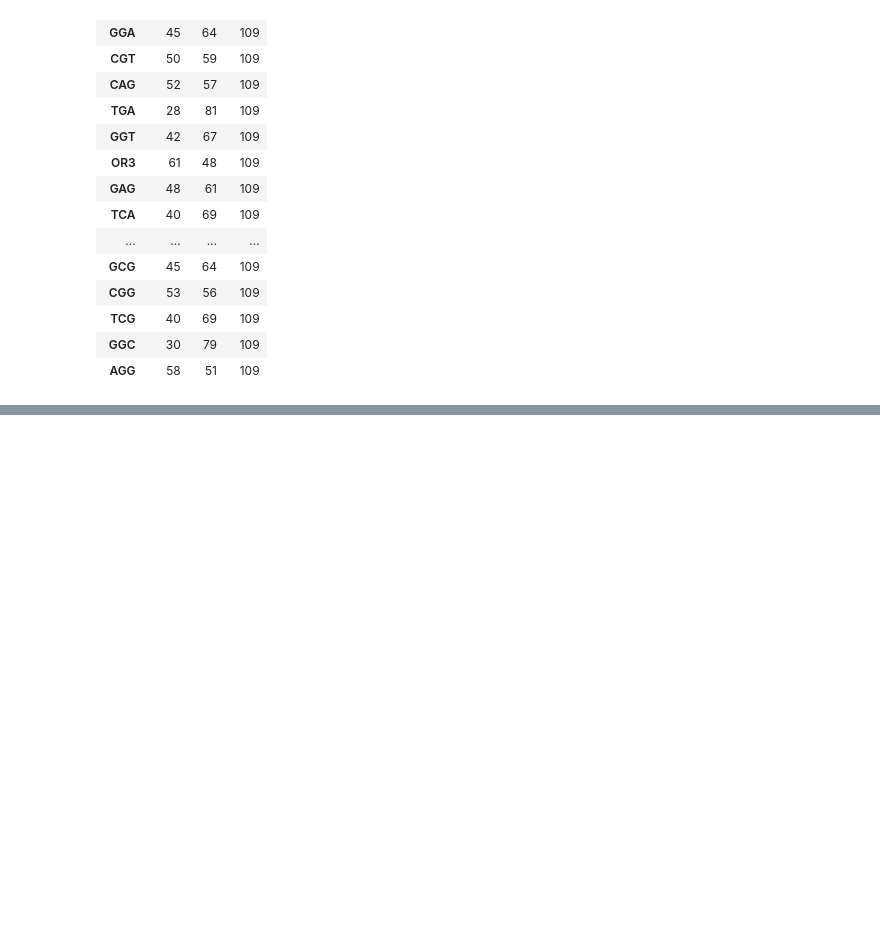
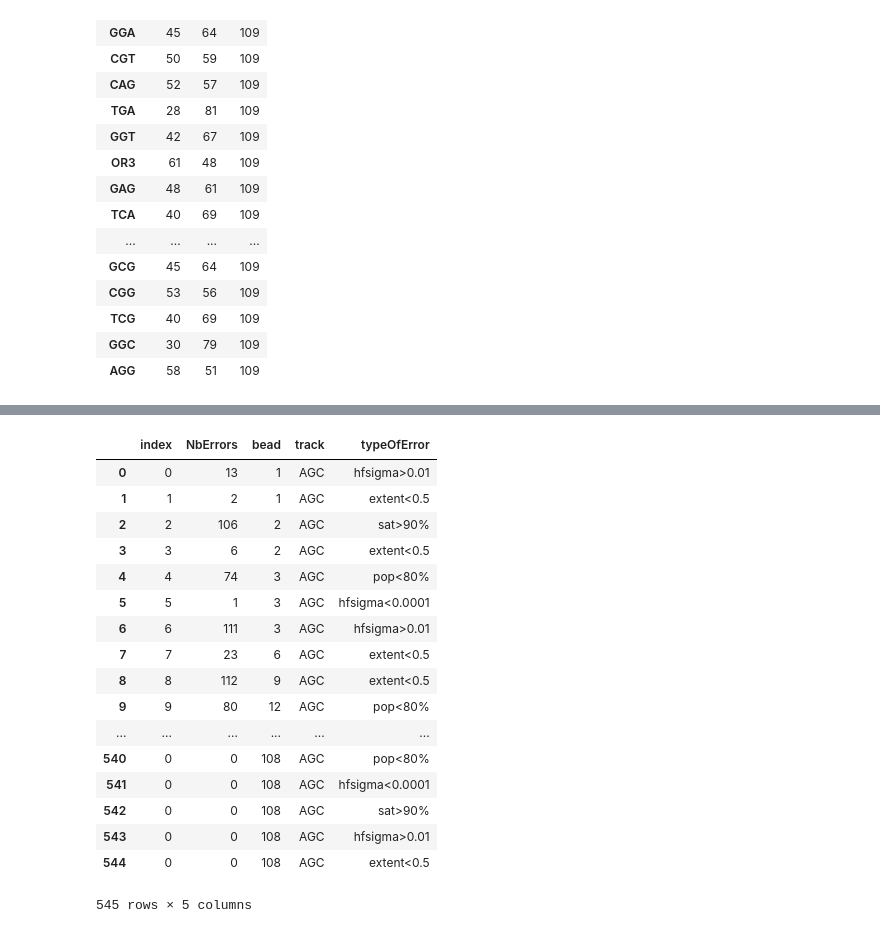
Before and after one commit to depixusgenome/trackanalysis, a Jupyter notebook: analyses/BeadQuality.ipynb, the cells around one changed output, grey strips where cells are left out. Saved outputs shown, nothing was run; the diff lists cells and outputs as text; code cells hidden in the pictures; blank space fills up the shorter version.

```diff
--- a/analyses/BeadQuality.ipynb
+++ b/analyses/BeadQuality.ipynb
@@ -96,2 +76,22 @@ plt.show()
 # %%
 dfmsg_single= bq.dfCleaningMessages(track,order_beads_normal_single)
+dfmsg_single
+# %% [output]
+|  | index | NbErrors | bead | track | typeOfError |
+| 0 | 0 | 13 | 1 | AGC | hfsigma>0.01 |
+| 1 | 1 | 2 | 1 | AGC | extent<0.5 |
+| 2 | 2 | 106 | 2 | AGC | sat>90% |
+| 3 | 3 | 6 | 2 | AGC | extent<0.5 |
+| 4 | 4 | 74 | 3 | AGC | pop<80% |
+| 5 | 5 | 1 | 3 | AGC | hfsigma<0.0001 |
+| 6 | 6 | 111 | 3 | AGC | hfsigma>0.01 |
+| 7 | 7 | 23 | 6 | AGC | extent<0.5 |
+| 8 | 8 | 112 | 9 | AGC | extent<0.5 |
+| 9 | 9 | 80 | 12 | AGC | pop<80% |
+| ... | ... | ... | ... | ... | ... |
+| 540 | 0 | 0 | 108 | AGC | pop<80% |
+| 541 | 0 | 0 | 108 | AGC | hfsigma<0.0001 |
+| 542 | 0 | 0 | 108 | AGC | sat>90% |
+| 543 | 0 | 0 | 108 | AGC | hfsigma>0.01 |
+| 544 | 0 | 0 | 108 | AGC | extent<0.5 |
+545 rows × 5 columns
```
Also changed, not shown: parts of 10 cells of this notebook, 2 other files.
